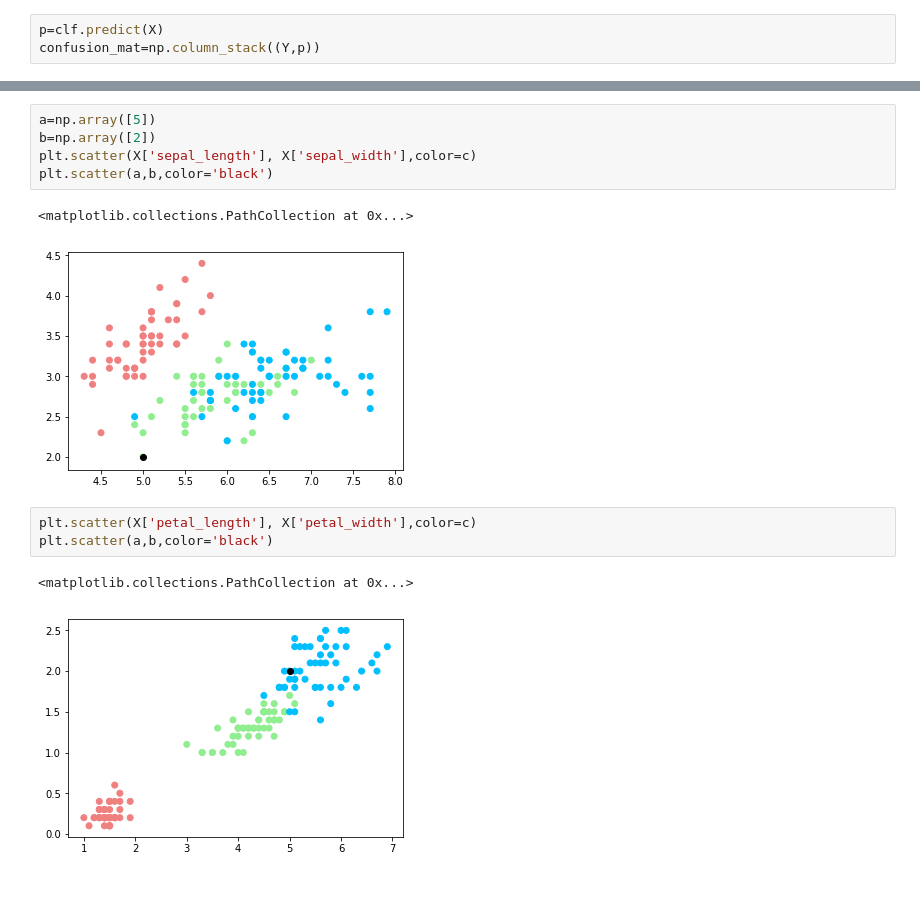
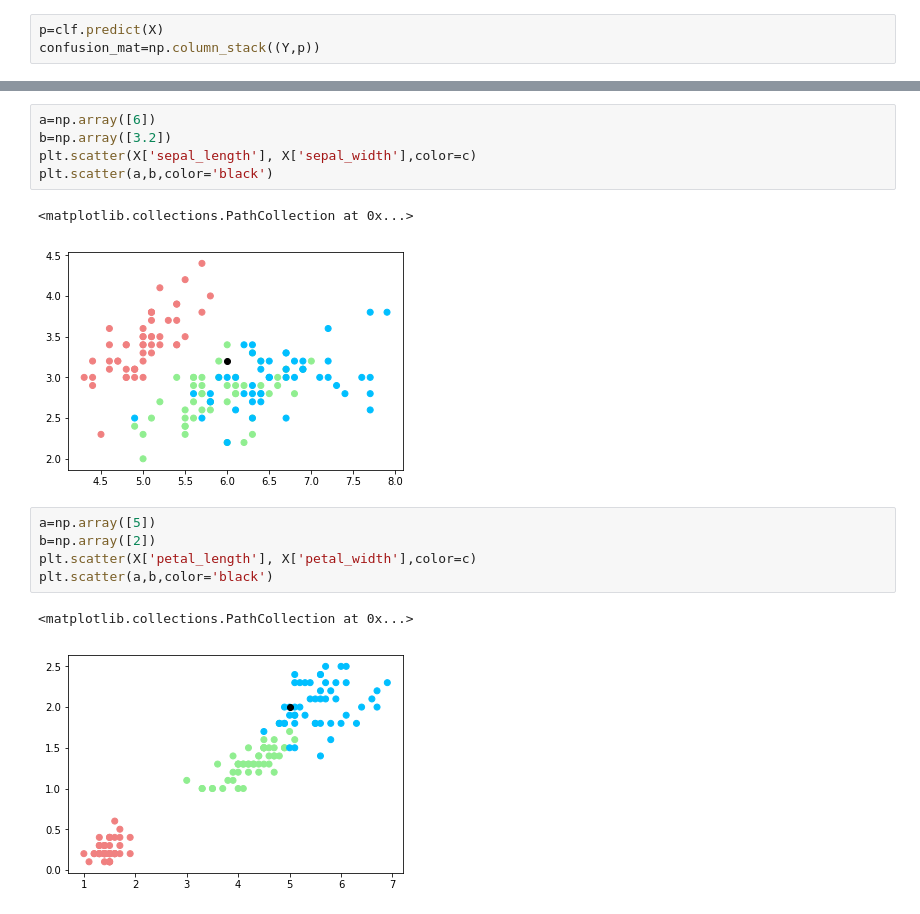
Before and after one commit to anilkumarmeena/Iris-Species-classifier, a Jupyter notebook: classifier.ipynb, the cells around one changed output, grey strips where cells are left out. Saved outputs shown, nothing was run; the diff lists cells and outputs as text.

```diff
--- a/classifier.ipynb
+++ b/classifier.ipynb
@@ -49,14 +49,16 @@ clf.predict([[6.0,4.8,5,2]])
 # %% [output]
 array([3], dtype=int64)
 # %%
-a=np.array([5])
-b=np.array([2])
+a=np.array([6])
+b=np.array([3.2])
 plt.scatter(X['sepal_length'], X['sepal_width'],color=c)
 plt.scatter(a,b,color='black')
 # %% [output]
 <matplotlib.collections.PathCollection at 0x...>
-[figure, old version]
+[figure, new version]
 # %%
+a=np.array([5])
+b=np.array([2])
 plt.scatter(X['petal_length'], X['petal_width'],color=c)
 plt.scatter(a,b,color='black')
 # %% [output]
```
Also changed, not shown: parts of 1 cell of this notebook.
